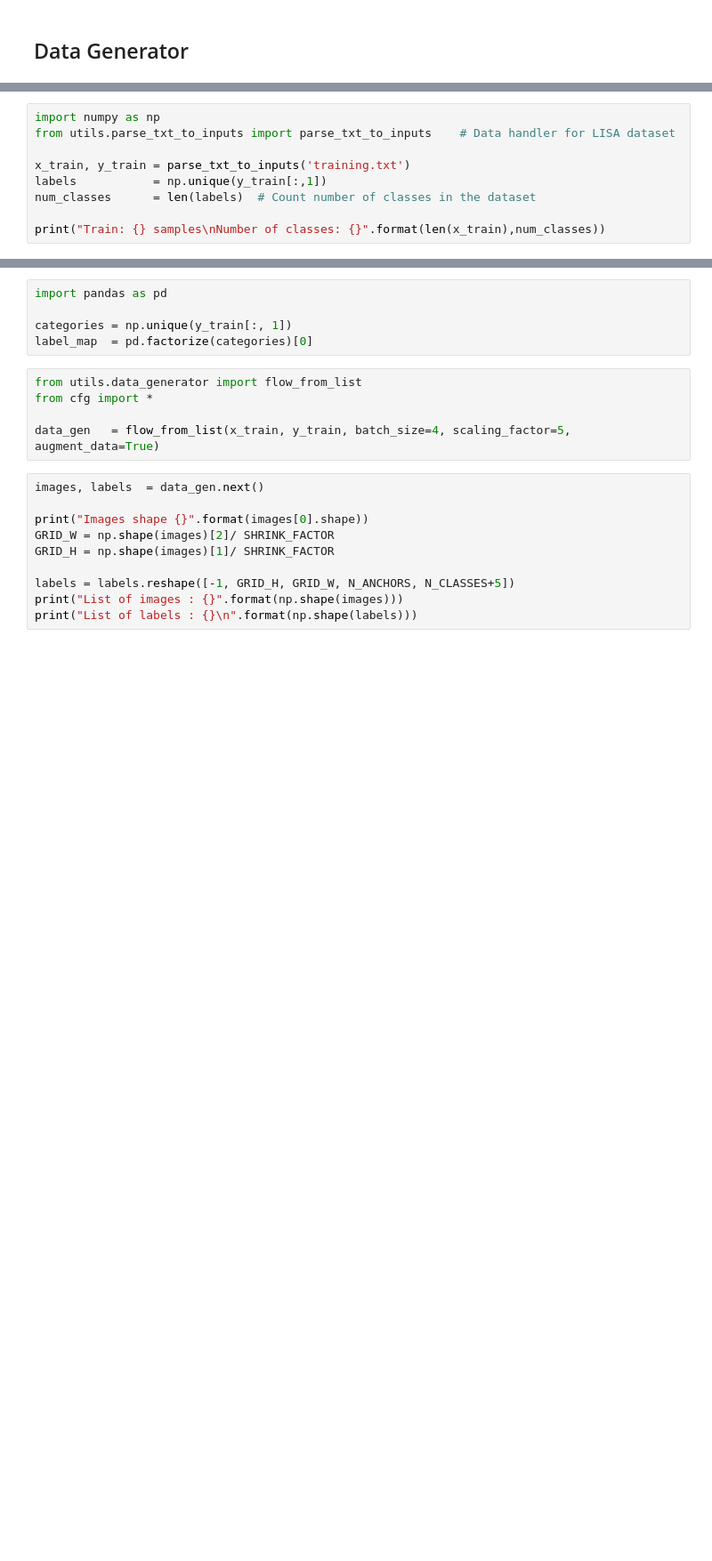
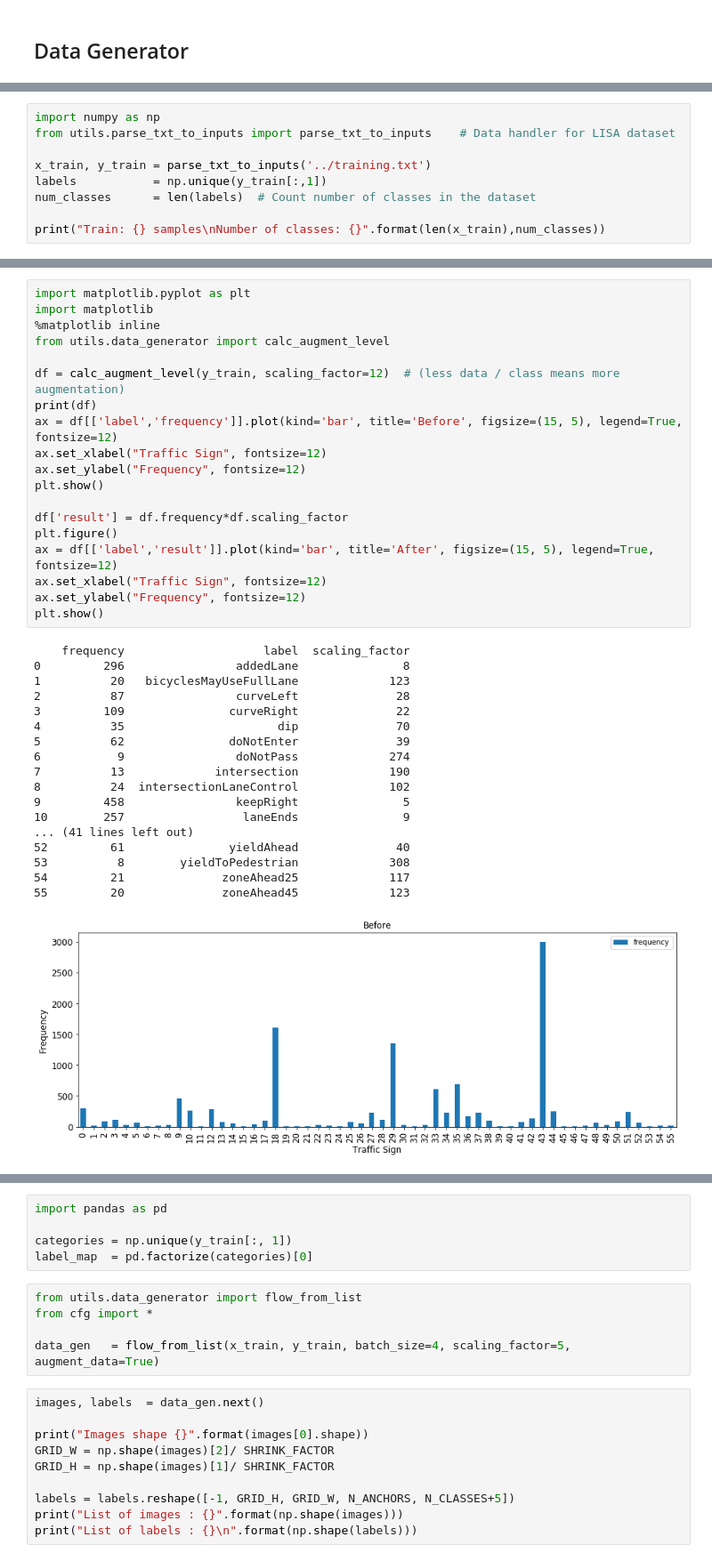
Before and after one commit to datlife/yolov2, a Jupyter notebook: notebooks/Test_generator.ipynb, the cells around one changed output, grey strips where cells are left out. Shown at 89% size. Saved outputs shown, nothing was run; the diff lists cells and outputs as text; blank space fills up the shorter version.

```diff
--- a/notebooks/Test_generator.ipynb
+++ b/notebooks/Test_generator.ipynb
@@ -10,7 +17,7 @@ print(sys.version)
 import numpy as np
 from utils.parse_txt_to_inputs import parse_txt_to_inputs    # Data handler for LISA dataset
 
-x_train, y_train = parse_txt_to_inputs('training.txt')
+x_train, y_train = parse_txt_to_inputs('../training.txt')
 labels           = np.unique(y_train[:,1])
 num_classes      = len(labels)  # Count number of classes in the dataset
 
@@ -19,0 +29,38 @@ ImportError: No module named utils.parse_txt_to_inputs
+# %%
+import matplotlib.pyplot as plt
+import matplotlib
+%matplotlib inline
+from utils.data_generator import calc_augment_level
+
+df = calc_augment_level(y_train, scaling_factor=12)  # (less data / class means more augmentation)
+print(df)
+ax = df[['label','frequency']].plot(kind='bar', title='Before', figsize=(15, 5), legend=True, fontsize=12)
+ax.set_xlabel("Traffic Sign", fontsize=12)
+ax.set_ylabel("Frequency", fontsize=12)
+plt.show()
+
+df['result'] = df.frequency*df.scaling_factor
+plt.figure()
+ax = df[['label','result']].plot(kind='bar', title='After', figsize=(15, 5), legend=True, fontsize=12)
+ax.set_xlabel("Traffic Sign", fontsize=12)
+ax.set_ylabel("Frequency", fontsize=12)
+plt.show()
+# %% [output]
+    frequency                    label  scaling_factor
+0         296                addedLane               8
+1          20   bicyclesMayUseFullLane             123
+2          87                curveLeft              28
+3         109               curveRight              22
+4          35                      dip              70
+5          62               doNotEnter              39
+6           9                doNotPass             274
+7          13             intersection             190
+8          24  intersectionLaneControl             102
+9         458                keepRight               5
+10        257                 laneEnds               9
+... (41 lines left out)
+52         61               yieldAhead              40
+53          8        yieldToPedestrian             308
+54         21              zoneAhead25             117
+55         20              zoneAhead45             123
+[figure, added]
```
Also changed, not shown: parts of 11 cells of this notebook, 10 other files.
